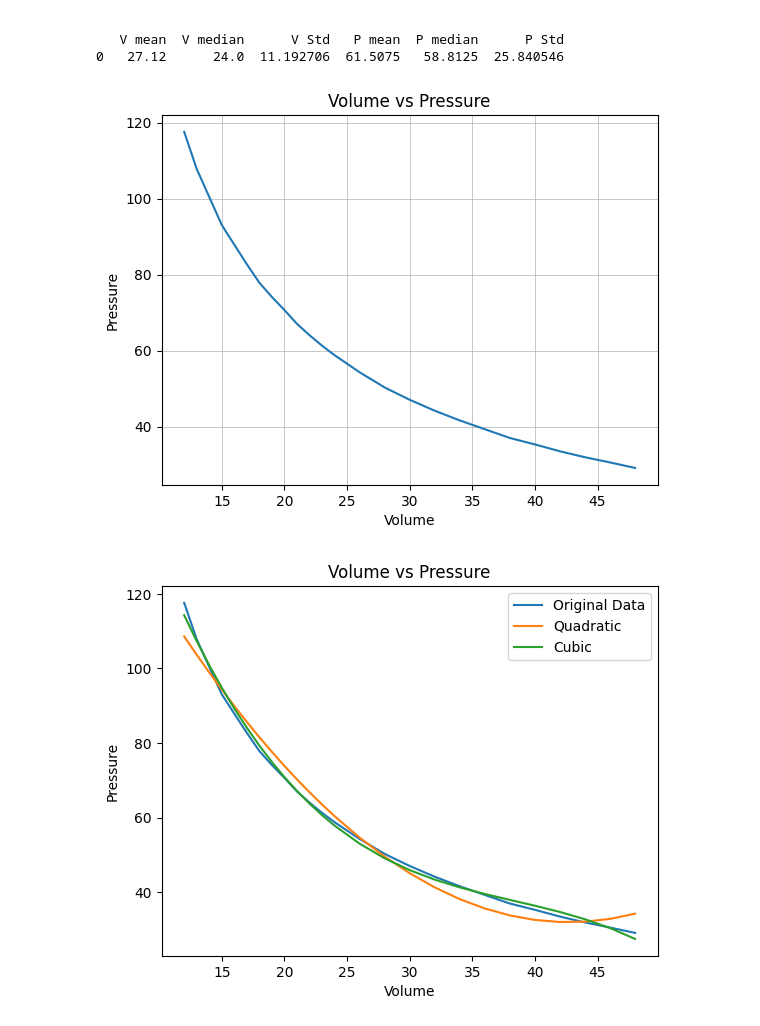
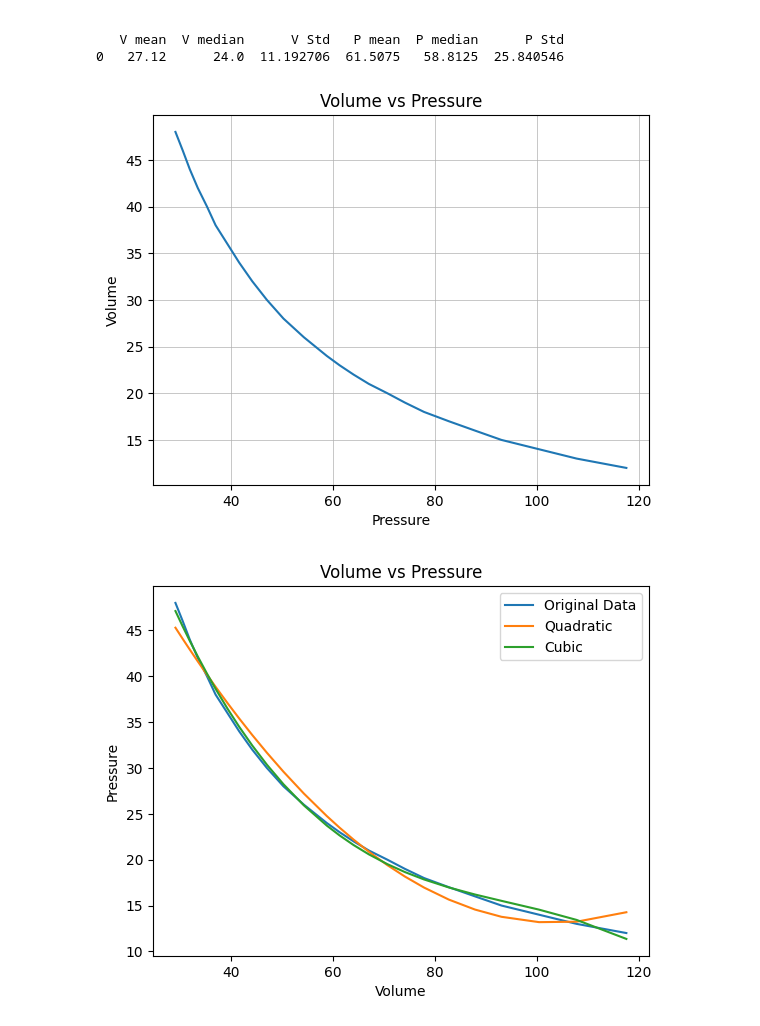
Before and after one commit to beanch96/comp-prob-solv, a Jupyter notebook: homework-1-1.ipynb, the cells around one changed output. Cells and saved outputs as stored; diff of their text form; code cells hidden in the pictures.

```diff
--- a/homework-1-1.ipynb
+++ b/homework-1-1.ipynb
@@ -47,19 +47,19 @@ print(Results)
 # %%
 # Task (b)
 #Plot Volume vs Pressure using Matplotlib
 
 file= pd.read_csv('volume_pressure_data.csv')
-x=(file["Volume"])                             #Assigning x values
-y=(file["Pressure"])                           #Assigning y values
+x=(file["Pressure"])                             #Assigning x values
+y=(file["Volume"])                           #Assigning y values
 
 plt.plot(x,y)                                  #Plot
-plt.xlabel('Volume')
-plt.ylabel('Pressure')
+plt.xlabel('Pressure')
+plt.ylabel('Volume')
 plt.title('Volume vs Pressure')
 plt.grid(True,linewidth=0.5)                   #Enable grid with gridline thickness
 plt.show()
 # %% [output]
-[figure, old version]
+[figure, new version]
 # %%
 #Task (c)
 #Create a polynomial curve to fit V and P data
@@ -79,7 +79,7 @@ plt.title('Volume vs Pressure')
 plt.legend()                                          #Show Legend
 plt.show()                                            #Show Plot
 # %% [output]
-[figure, old version]
+[figure, new version]
 # %%
 #Task (d)
 #Print Curve Equations
```
Also changed, not shown: parts of 3 cells of this notebook.
